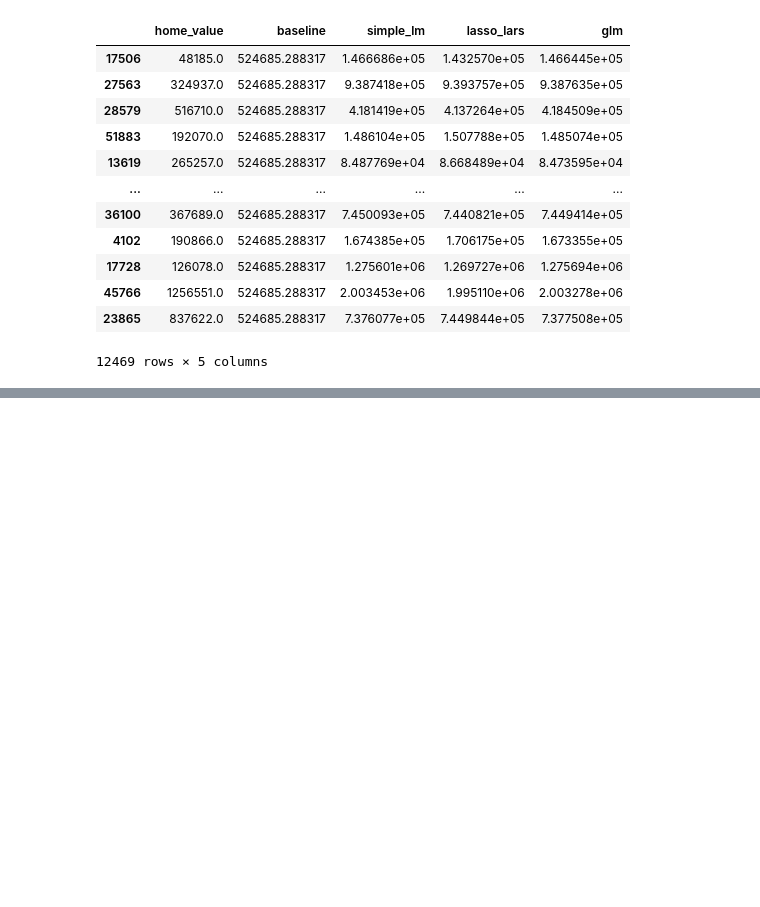
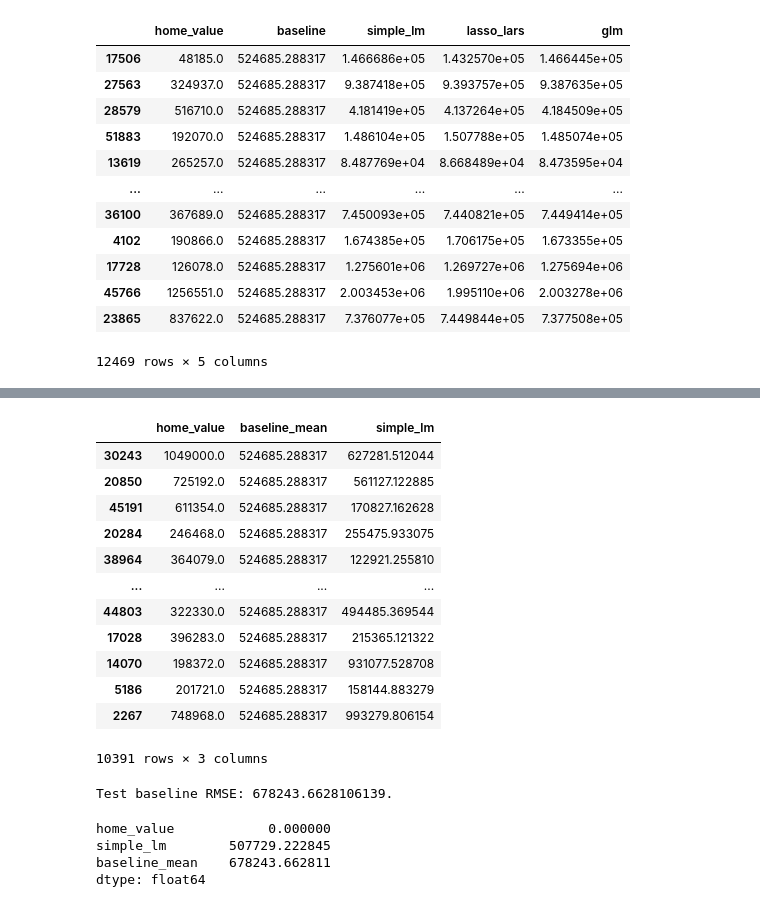
Before and after one commit to mil2tech/regression_project, a Jupyter notebook: zillow_project_work.ipynb, the cells around one changed output, grey strips where cells are left out. Cells and saved outputs as stored; diff of their text form; code cells hidden in the pictures; blank space fills up the shorter version.

```diff
--- a/zillow_project_work.ipynb
+++ b/zillow_project_work.ipynb
@@ -862,0 +949,8 @@ validate_rmse
+# %%
+#Create dataframe of predictions on test sample with baseline mean and actual price
+
+home_value_prediction =  pd.DataFrame(test.home_value)
+
+home_value_prediction["baseline_mean"]= train.home_value.mean()
+
+home_value_prediction.head()
@@ -862,0 +964,41 @@ validate_rmse
+# %%
+
+
+
+# 1. make the thing
+lm = LinearRegression()
+# 2. fit the thing
+lm.fit(X_train, y_train)
+# 3. use the thing (make predictions)
+test_lm_predict = test_s.drop(columns=['home_value', 'fips', 'year'])
+home_value_prediction['simple_lm'] = lm.predict(test_lm_predict)
+
+home_value_prediction
+# %% [output]
+|  | home_value | baseline_mean | simple_lm |
+| 30243 | 1049000.0 | 524685.288317 | 627281.512044 |
+| 20850 | 725192.0 | 524685.288317 | 561127.122885 |
+| 45191 | 611354.0 | 524685.288317 | 170827.162628 |
+| 20284 | 246468.0 | 524685.288317 | 255475.933075 |
+| 38964 | 364079.0 | 524685.288317 | 122921.255810 |
+| ... | ... | ... | ... |
+| 44803 | 322330.0 | 524685.288317 | 494485.369544 |
+| 17028 | 396283.0 | 524685.288317 | 215365.121322 |
+| 14070 | 198372.0 | 524685.288317 | 931077.528708 |
+| 5186 | 201721.0 | 524685.288317 | 158144.883279 |
+| 2267 | 748968.0 | 524685.288317 | 993279.806154 |
+10391 rows × 3 columns
+# %%
+test_rmse = sqrt(mean_squared_error(home_value_prediction['home_value'], home_value_prediction.baseline_mean))
+
+def calculate_rmse(z):
+    return sqrt(mean_squared_error(home_value_prediction['home_value'], z))
+
+print('Test baseline RMSE: {}.'.format(test_rmse))
+home_value_prediction.apply(calculate_rmse).sort_values()
+# %% [output]
+Test baseline RMSE: 678243.6628106139.
+home_value            0.000000
+simple_lm        507729.222845
+baseline_mean    678243.662811
+dtype: float64
```
Also changed, not shown: parts of 19 cells of this notebook, 2 other files.
